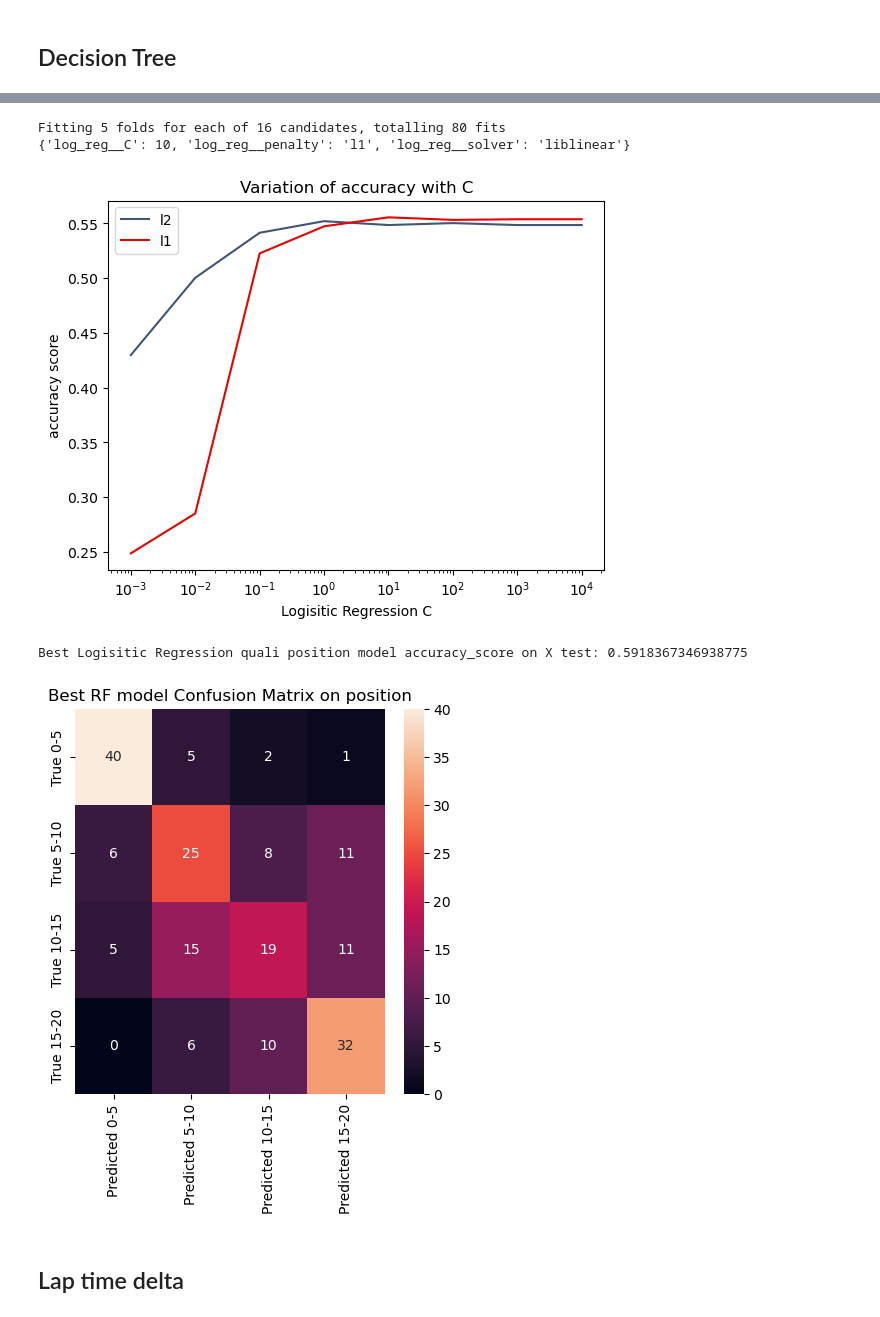
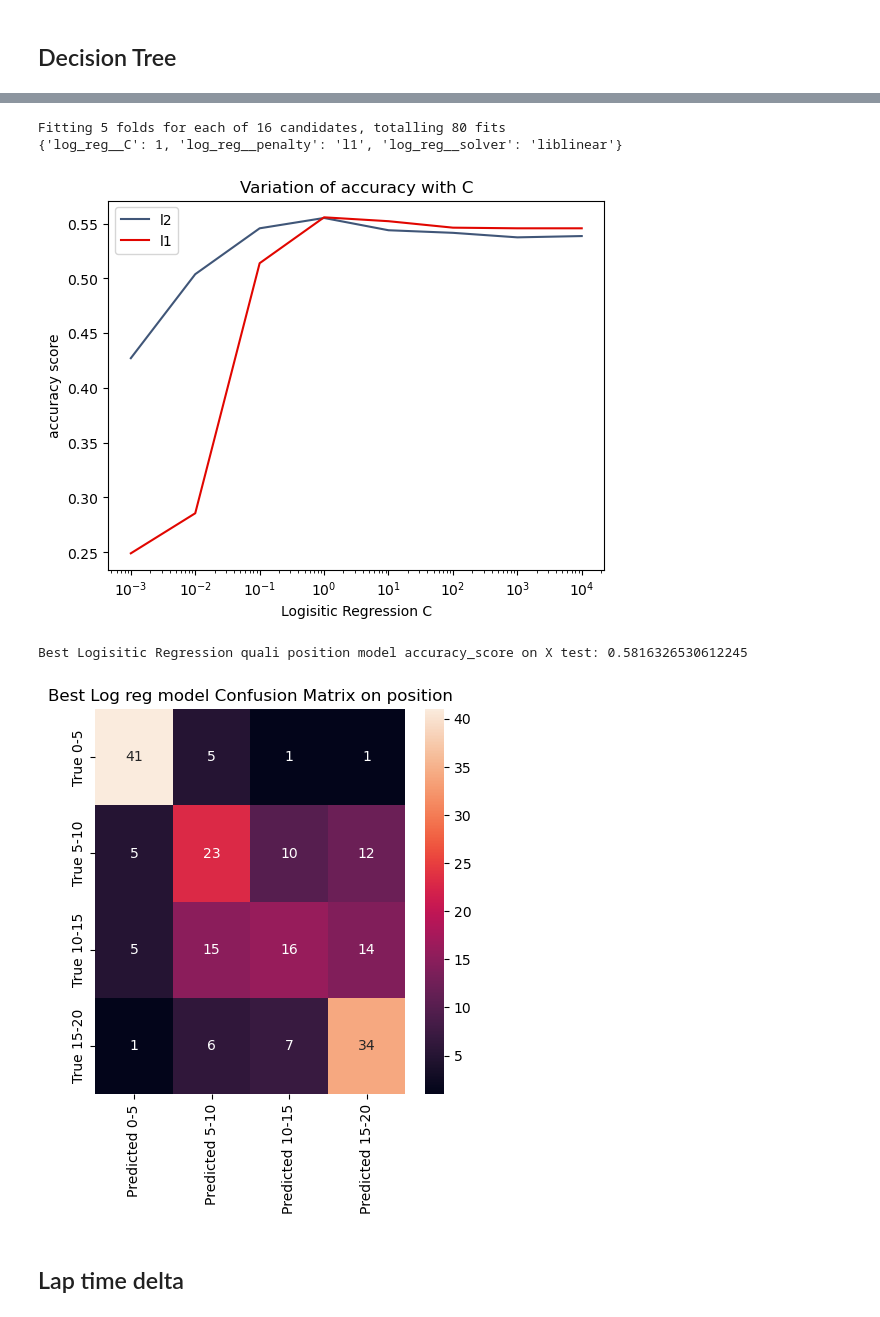
Before and after one commit to bensail-ai/Formula1_prediction, a Jupyter notebook: 6_Formula1_Initial_Modelling.ipynb, the cells around one changed output, grey strips where cells are left out. Drawn from its saved outputs; the diff is of its cells as text; code cells hidden in the pictures.

```diff
--- a/6_Formula1_Initial_Modelling.ipynb
+++ b/6_Formula1_Initial_Modelling.ipynb
@@ -41,5 +62,5 @@ qualify_df=pull_clean_aggregate_telemetry(file)
 # %%
-qualify_df=pd.read_pickle('./data/model_data/formula1_complete_2018_2022.pkl',compression='gzip')
+qualify_df=pd.read_pickle('./data/model_data/formula1_complete_2018_2022_updated_301022.pkl',compression='gzip')
 # %%
 print(f'The complete database has this many nan rows {qualify_df.isna().any(axis=1).sum()}')
 print(f'The nans are {round(qualify_df.isna().any(axis=1).sum()/len(qualify_df),2)}% of the data')
@@ -241,5 +282,5 @@ Vanilla starting Random Forest Score is 0.5561224489795918
 # %%
-manual_features = list(RF_results[all_results_2['Random_forest_result']>0.8].index)
+manual_features = list(RF_results[RF_results['Random_forest_result']>0.0105].index)
 # %%
 features_remove =[ 'numerical_transform__avglap_Sector1',
  'numerical_transform__avglap_Sector2',
@@ -469,7 +533,7 @@ fittedgrid_log=grid_log.fit(X_train_manual,ypos_train)
 print(fittedgrid_log.best_params_)
 # %% [output]
 Fitting 5 folds for each of 16 candidates, totalling 80 fits
-{'log_reg__C': 10, 'log_reg__penalty': 'l1', 'log_reg__solver': 'liblinear'}
+{'log_reg__C': 1, 'log_reg__penalty': 'l1', 'log_reg__solver': 'liblinear'}
 # %%
 plt.figure()
 sns.lineplot(data = fittedgrid_log.cv_results_ ,x ='param_log_reg__C', y='mean_test_score', hue='param_log_reg__penalty')
@@ -481,24 +545,24 @@ plt.xscale('log')
 plt.legend()
 plt.show()
 # %% [output]
-[figure, old version]
+[figure, new version]
 # %%
 print('Best Logisitic Regression quali position model accuracy_score on X test:',fittedgrid_log.best_estimator_.score(X_test_manual, ypos_test))
 # %% [output]
-Best Logisitic Regression quali position model accuracy_score on X test: 0.5918367346938775
+Best Logisitic Regression quali position model accuracy_score on X test: 0.5816326530612245
 # %%
 y_pred=fittedgrid_log.best_estimator_.predict(X_test_manual)
 log_confusion_matrix = confusion_matrix(ypos_test,y_pred)
 # %%
 plt.figure(figsize=(5,5))
 sns.heatmap(log_confusion_matrix,
     xticklabels=["Predicted 0-5", "Predicted 5-10","Predicted 10-15", "Predicted 15-20" ],
     yticklabels=["True 0-5", "True 5-10","True 10-15", "True 15-20"],
  annot=True, fmt='g')
-plt.title('Best RF model Confusion Matrix on position')
+plt.title('Best Log reg model Confusion Matrix on position')
 plt.show()
 # %% [output]
-[figure, old version]
+[figure, new version]
 # %% [markdown]
 ## Lap time delta
 # %%
```
Also changed, not shown: parts of 50 cells of this notebook, 22 other files.
